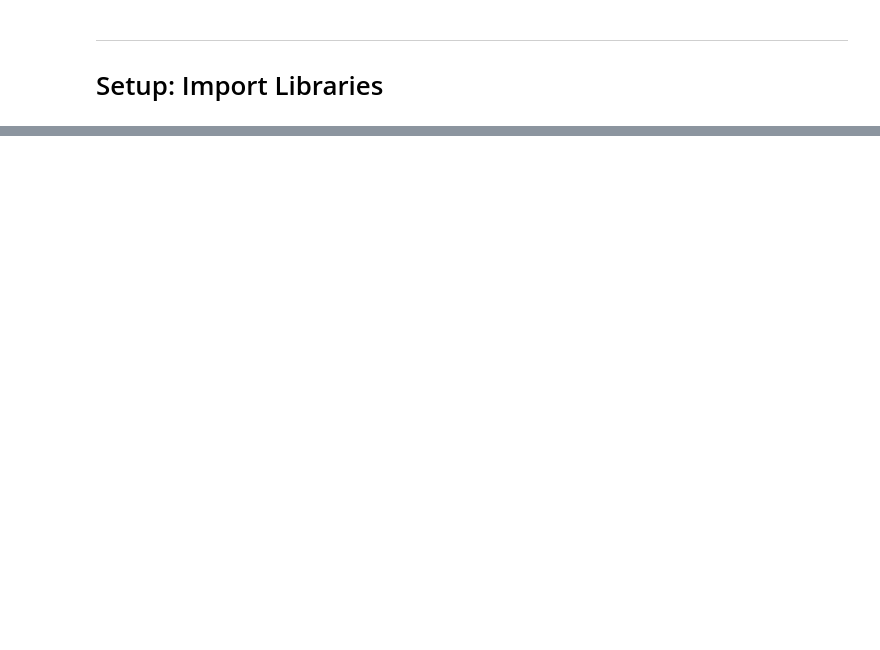
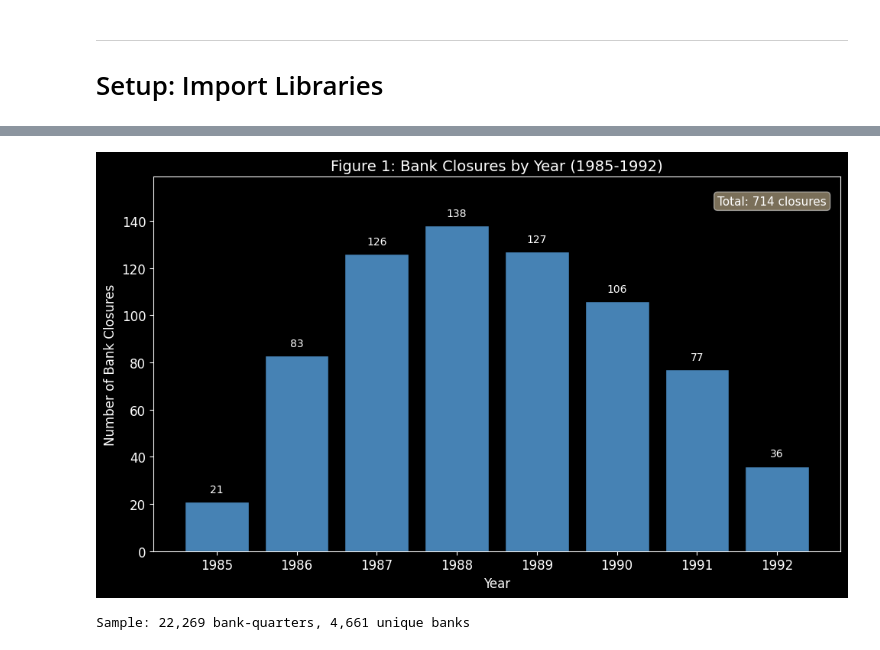
Before and after one commit to mhnam/structural-econometrics, a Jupyter notebook: 47813/tutorial1/Tutorial_1_BankClosure_starter.ipynb, the cells around one changed output, grey strips where cells are left out. Cells and saved outputs as stored; diff of their text form; code cells hidden in the pictures; blank space fills up the shorter version.

```diff
--- a/47813/tutorial1/Tutorial_1_BankClosure_starter.ipynb
+++ b/47813/tutorial1/Tutorial_1_BankClosure_starter.ipynb
@@ -1343,0 +725,37 @@ plt.show()
+# %%
+# =============================================================================
+# FIGURE 1: Bank Closures by Year (1986-1992)
+# =============================================================================
+
+fig, ax = plt.subplots(figsize=(10, 6))
+
+# Count failures by year
+closures_by_year = df_sample.groupby('year')['failed'].sum()
+
+# Bar chart
+bars = ax.bar(closures_by_year.index, closures_by_year.values, color='steelblue', edgecolor='black')
+
+# Add value labels on bars
+for bar, val in zip(bars, closures_by_year.values):
+    ax.text(bar.get_x() + bar.get_width()/2, bar.get_height() + 3,
+            f'{int(val)}', ha='center', va='bottom', fontsize=10)
+
+ax.set_xlabel('Year', fontsize=12)
+ax.set_ylabel('Number of Bank Closures', fontsize=12)
+ax.set_title('Figure 1: Bank Closures by Year (1985-1992)', fontsize=14)
+ax.set_xticks(closures_by_year.index)
+ax.set_ylim(0, max(closures_by_year.values) * 1.15)
+
+# Add total annotation
+ax.annotate(f'Total: {int(closures_by_year.sum())} closures',
+            xy=(0.98, 0.95), xycoords='axes fraction',
+            ha='right', va='top', fontsize=11,
+            bbox=dict(boxstyle='round', facecolor='wheat', alpha=0.5))
+
+plt.tight_layout()
+plt.show()
+
+print(f"Sample: {len(df_sample):,} bank-quarters, {df_sample['rssd_id'].nunique():,} unique banks")
+# %% [output]
+[figure, added]
+Sample: 22,269 bank-quarters, 4,661 unique banks
```
Also changed, not shown: parts of 68 cells of this notebook.
